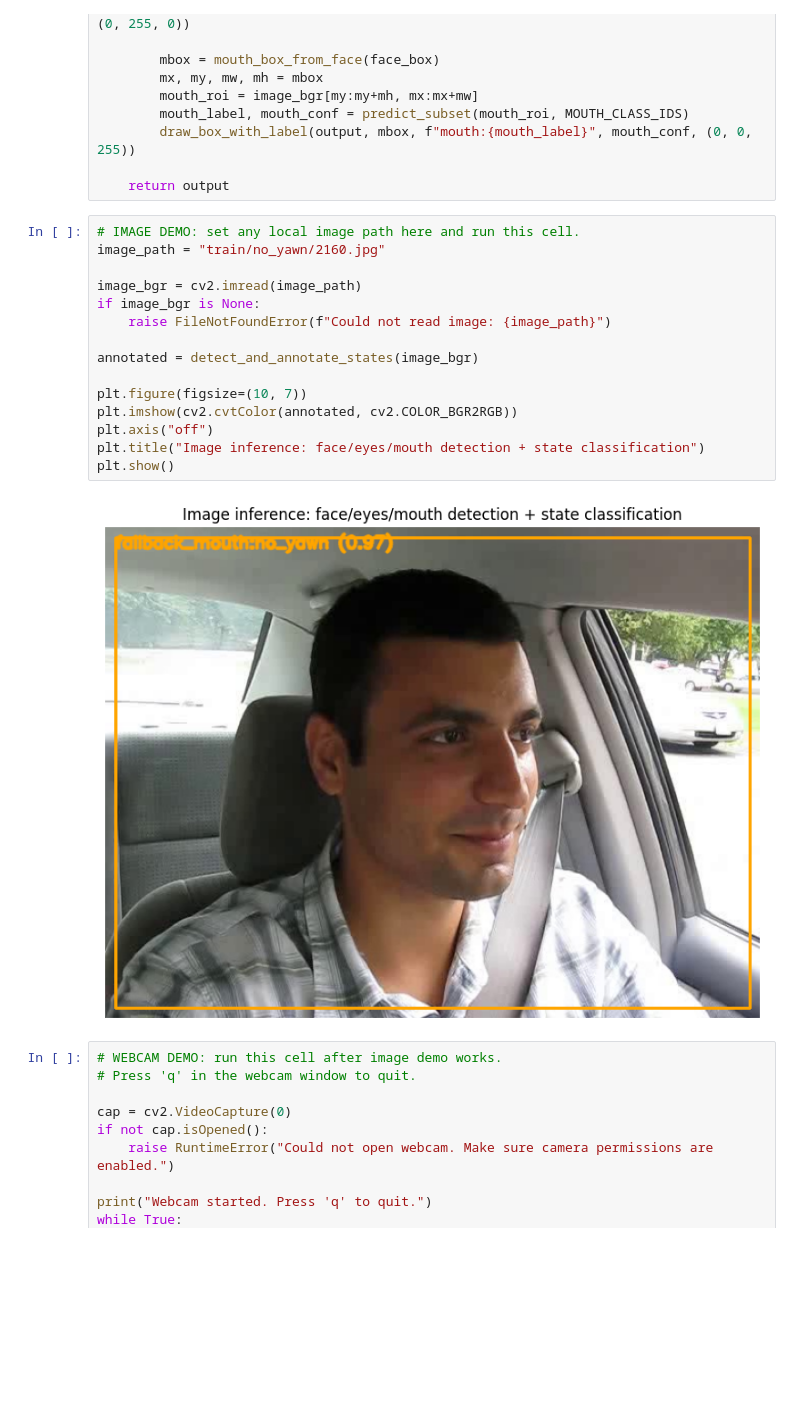
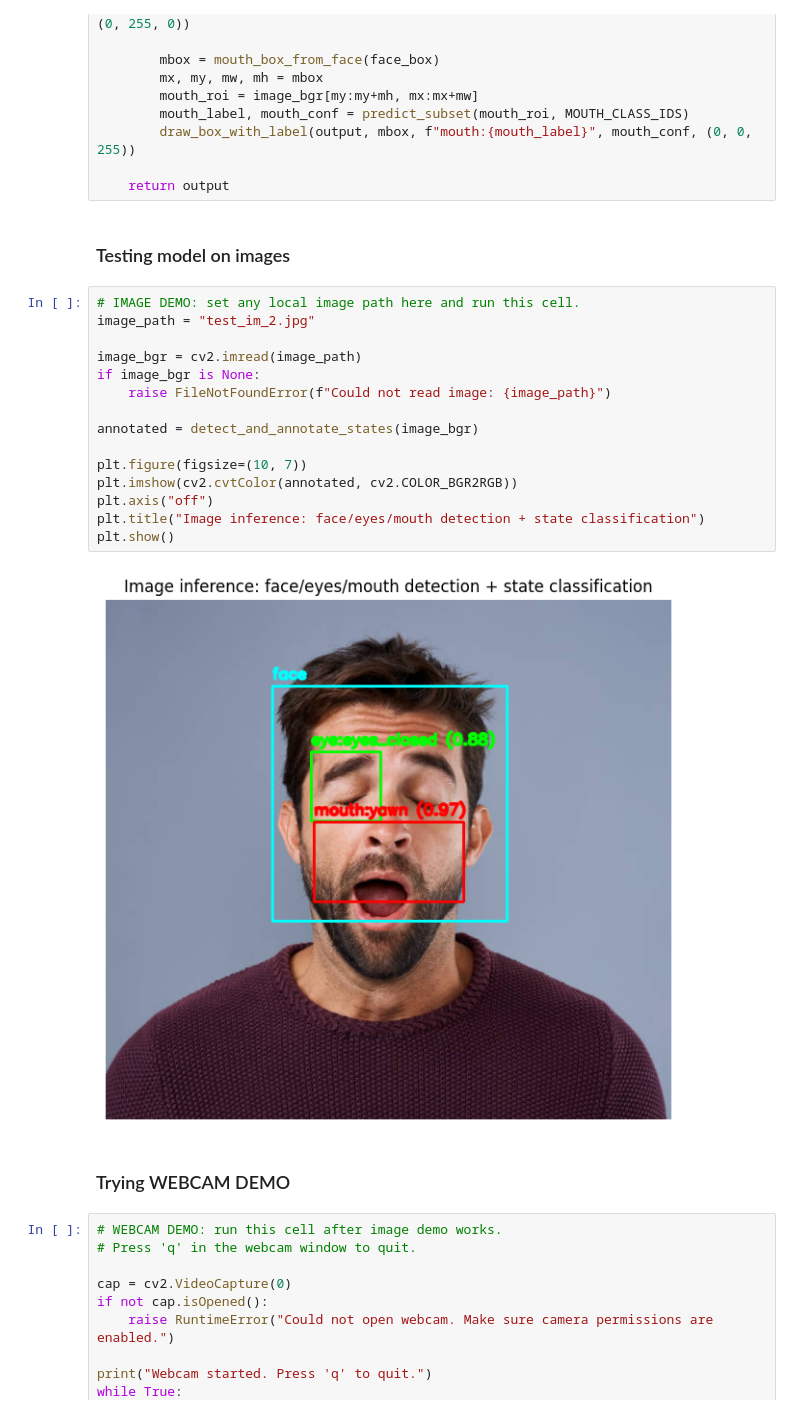
Before and after one commit to DanielMelo46/Neural_Networks_Project, a Jupyter notebook: drowsiness_detection.ipynb, the cells around one changed output. Cells and saved outputs as stored; diff of their text form; blank space fills up the shorter version.

Commit message:
updating the code with metrics and the model, main executer added

```diff
--- a/drowsiness_detection.ipynb
+++ b/drowsiness_detection.ipynb
@@ -519,23 +537,27 @@ def detect_and_annotate_states(image_bgr):
         draw_box_with_label(output, mbox, f"mouth:{mouth_label}", mouth_conf, (0, 0, 255))
 
     return output
+# %% [markdown]
+### Testing model on images
 # %%
 # IMAGE DEMO: set any local image path here and run this cell.
-image_path = "train/no_yawn/2160.jpg"
+image_path = "test_im_2.jpg"
 
 image_bgr = cv2.imread(image_path)
 if image_bgr is None:
     raise FileNotFoundError(f"Could not read image: {image_path}")
 
 annotated = detect_and_annotate_states(image_bgr)
 
 plt.figure(figsize=(10, 7))
 plt.imshow(cv2.cvtColor(annotated, cv2.COLOR_BGR2RGB))
 plt.axis("off")
 plt.title("Image inference: face/eyes/mouth detection + state classification")
 plt.show()
 # %% [output]
-[figure, old version]
+[figure, new version]
+# %% [markdown]
+### Trying WEBCAM DEMO
 # %%
 # WEBCAM DEMO: run this cell after image demo works.
 # Press 'q' in the webcam window to quit.
```
Also changed, not shown: parts of 12 cells of this notebook, 2 other files.
